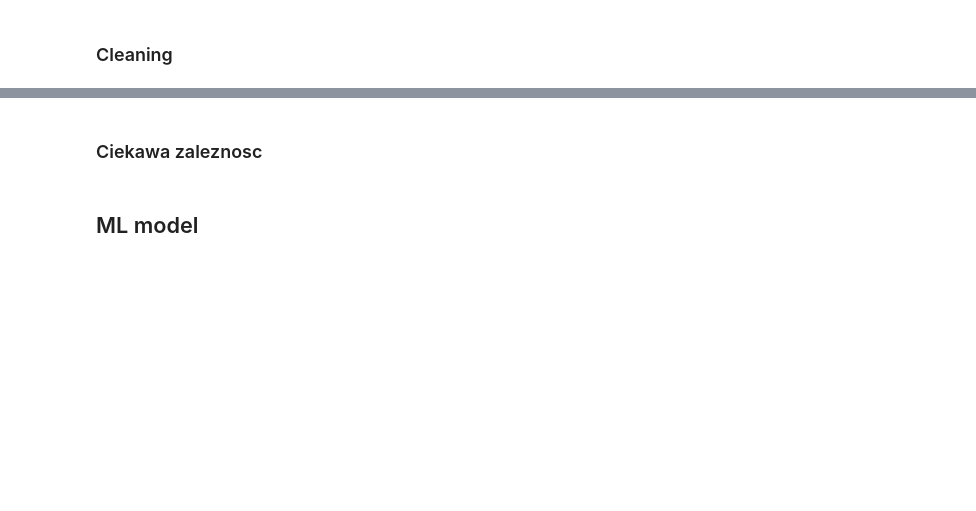
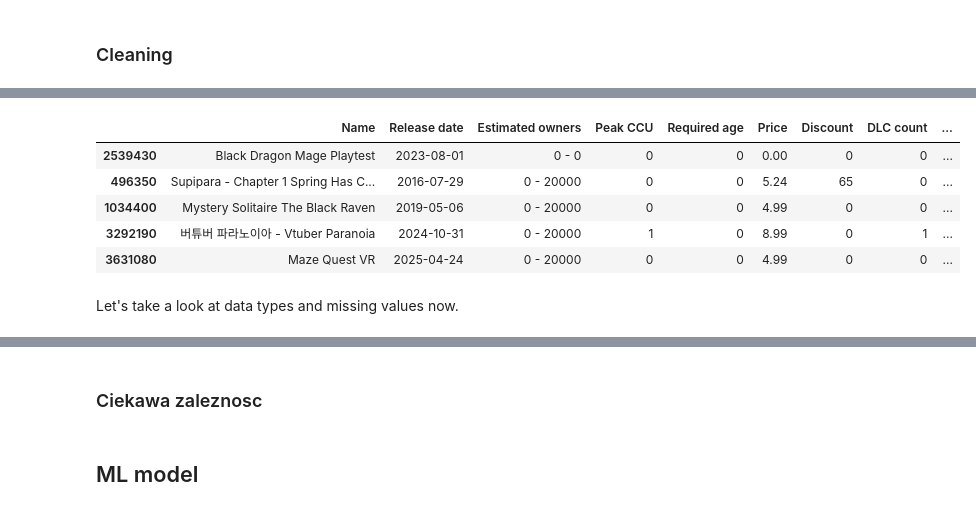
Before and after one commit to martastn/steam-games-dataset-analysis, a Jupyter notebook: main.ipynb, the cells around one changed output, grey strips where cells are left out. Saved outputs shown, nothing was run; the diff lists cells and outputs as text; code cells hidden in the pictures; blank space fills up the shorter version.

Commit message:
data cleaning

```diff
--- a/main.ipynb
+++ b/main.ipynb
@@ -20,0 +49,21 @@ Dataset saved as ./games.csv
+# %%
+df.columns = ['Name', 'Release date', 'Estimated owners', 'Peak CCU',
+       'Required age', 'Price', 'Discount', 'DLC count', 'About the game',
+       'Supported languages', 'Full audio languages', 'Reviews',
+       'Header image', 'Website', 'Support url', 'Support email', 'Windows',
+       'Mac', 'Linux', 'Metacritic score', 'Metacritic url', 'User score',
+       'Positive', 'Negative', 'Score rank', 'Achievements', 'Recommendations',
+       'Notes', 'Average playtime forever', 'Average playtime two weeks',
+       'Median playtime forever', 'Median playtime two weeks', 'Developers',
+       'Publishers', 'Categories', 'Genres', 'Tags', 'Screenshots', 'Movies']
+# %%
+df.head()
+# %% [output]
+|  | Name | Release date | Estimated owners | Peak CCU | Required age | Price | Discount | DLC count | ... |
+| 2539430 | Black Dragon Mage Playtest | 2023-08-01 | 0 - 0 | 0 | 0 | 0.00 | 0 | 0 | ... |
+| 496350 | Supipara - Chapter 1 Spring Has C... | 2016-07-29 | 0 - 20000 | 0 | 0 | 5.24 | 65 | 0 | ... |
+| 1034400 | Mystery Solitaire The Black Raven | 2019-05-06 | 0 - 20000 | 0 | 0 | 4.99 | 0 | 0 | ... |
+| 3292190 | 버튜버 파라노이아 - Vtuber Paranoia | 2024-10-31 | 0 - 20000 | 1 | 0 | 8.99 | 0 | 1 | ... |
+| 3631080 | Maze Quest VR | 2025-04-24 | 0 - 20000 | 0 | 0 | 4.99 | 0 | 0 | ... |
+# %% [markdown]
+Let's take a look at data types and missing values now.
```
Also changed, not shown: parts of 11 cells of this notebook.
